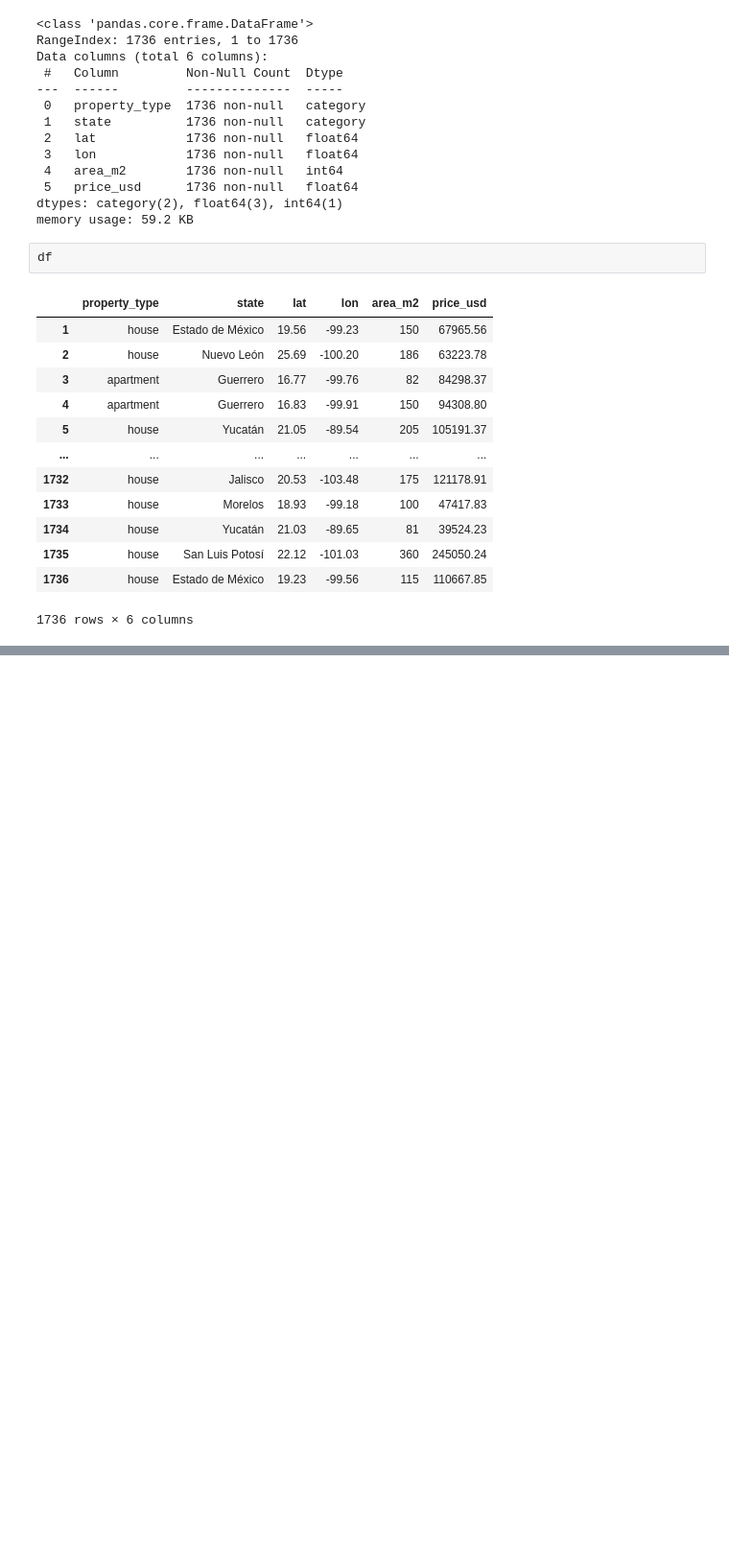
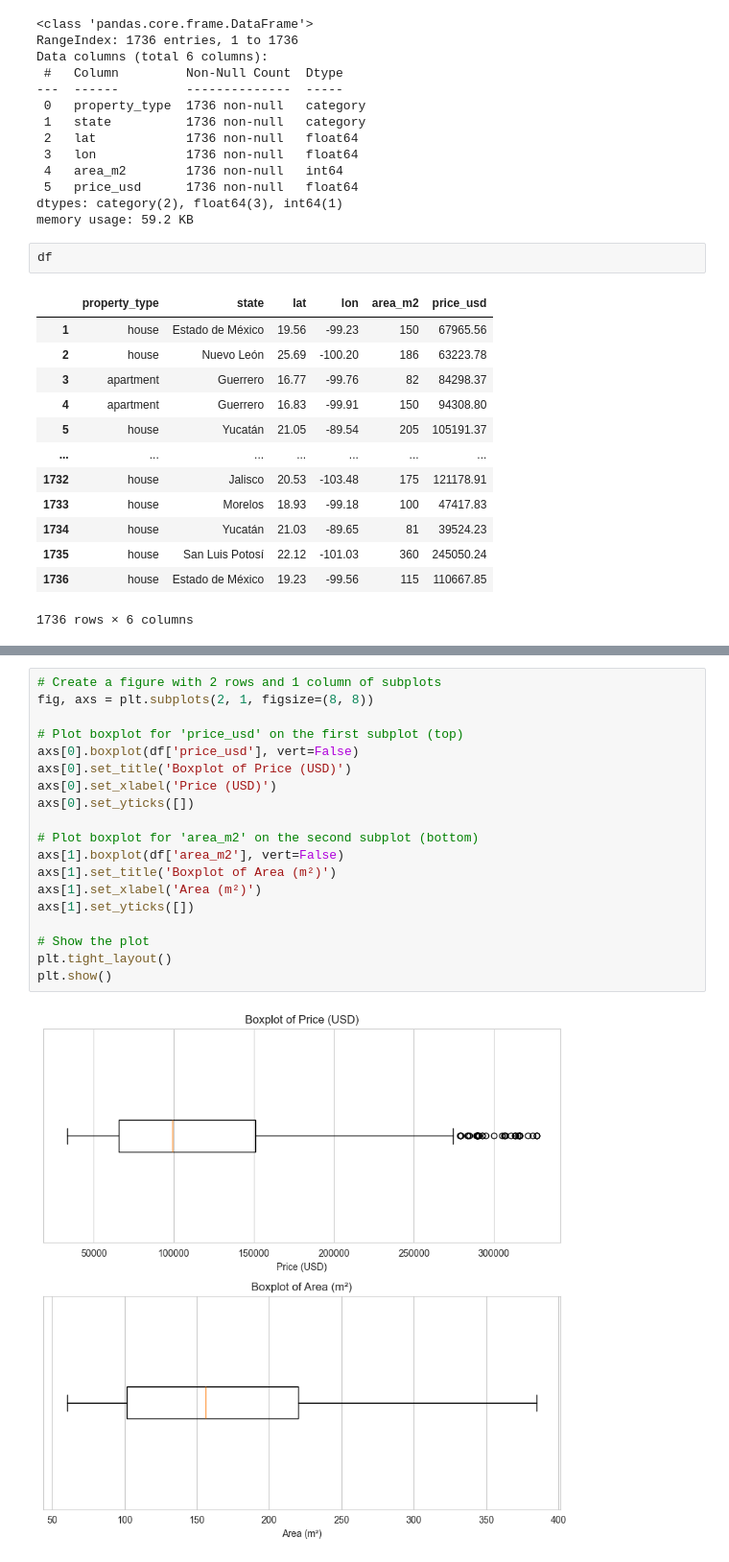
Before and after one commit to asvcodes/LabDS, a Jupyter notebook: Project1/theory.ipynb, the cells around one changed output, grey strips where cells are left out. Shown: that part at 96% size. Cells and saved outputs as stored; diff of their text form; blank space fills up the shorter version.

```diff
--- a/Project1/theory.ipynb
+++ b/Project1/theory.ipynb
@@ -215,0 +302,21 @@ df
+# %%
+# Create a figure with 2 rows and 1 column of subplots
+fig, axs = plt.subplots(2, 1, figsize=(8, 8))
+
+# Plot boxplot for 'price_usd' on the first subplot (top)
+axs[0].boxplot(df['price_usd'], vert=False)
+axs[0].set_title('Boxplot of Price (USD)')
+axs[0].set_xlabel('Price (USD)')
+axs[0].set_yticks([])
+
+# Plot boxplot for 'area_m2' on the second subplot (bottom)
+axs[1].boxplot(df['area_m2'], vert=False)
+axs[1].set_title('Boxplot of Area (m²)')
+axs[1].set_xlabel('Area (m²)')
+axs[1].set_yticks([])
+
+# Show the plot
+plt.tight_layout()
+plt.show()
+# %% [output]
+[figure, added]
```
Also changed, not shown: parts of 9 cells of this notebook.
